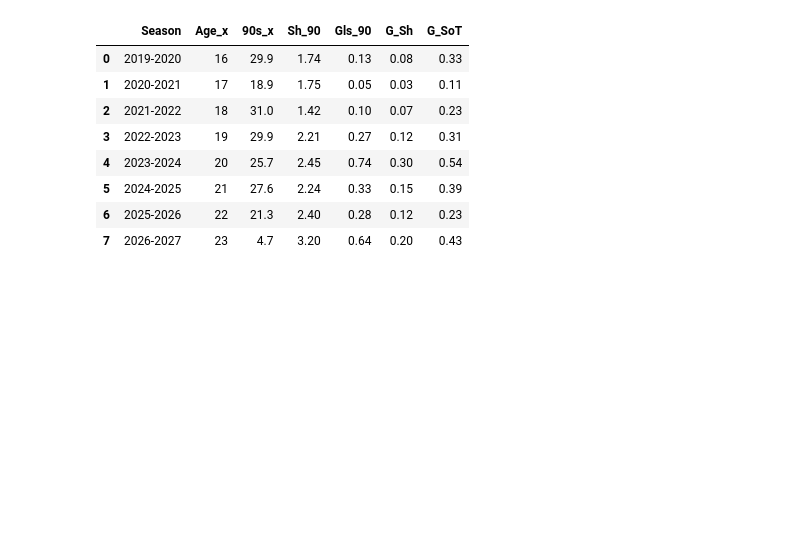
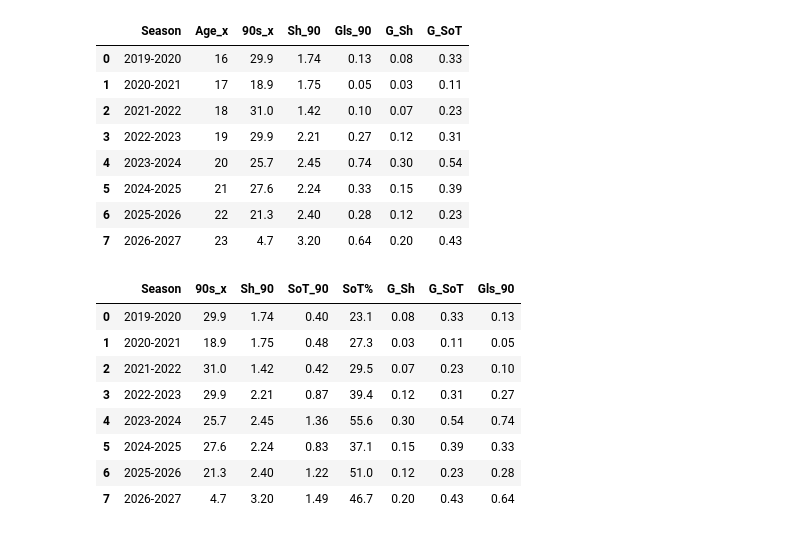
Before and after one commit to SalmaAllam8/football-data-visualization, a Jupyter notebook: Jude_Bellingham.ipynb, the cells around one changed output. Saved outputs shown, nothing was run; the diff lists cells and outputs as text; code cells hidden in the pictures; blank space fills up the shorter version.

Commit message:
shooting

```diff
--- a/Jude_Bellingham.ipynb
+++ b/Jude_Bellingham.ipynb
@@ -1390,3 +1390,27 @@ shooting_performance
 | 5 | 2024-2025 | 21 | 27.6 | 2.24 | 0.33 | 0.15 | 0.39 |
 | 6 | 2025-2026 | 22 | 21.3 | 2.40 | 0.28 | 0.12 | 0.23 |
 | 7 | 2026-2027 | 23 | 4.7 | 3.20 | 0.64 | 0.20 | 0.43 |
+# %%
+shooting_analysis = sh_90_gls_90[
+    [
+        "Season",
+        "90s_x",
+        "Sh_90",
+        "SoT_90",
+        "SoT%",
+        "G_Sh",
+        "G_SoT",
+        "Gls_90"
+    ]
+].drop_duplicates().sort_values("Season")
+shooting_analysis
+# %% [output]
+|  | Season | 90s_x | Sh_90 | SoT_90 | SoT% | G_Sh | G_SoT | Gls_90 |
+| 0 | 2019-2020 | 29.9 | 1.74 | 0.40 | 23.1 | 0.08 | 0.33 | 0.13 |
+| 1 | 2020-2021 | 18.9 | 1.75 | 0.48 | 27.3 | 0.03 | 0.11 | 0.05 |
+| 2 | 2021-2022 | 31.0 | 1.42 | 0.42 | 29.5 | 0.07 | 0.23 | 0.10 |
+| 3 | 2022-2023 | 29.9 | 2.21 | 0.87 | 39.4 | 0.12 | 0.31 | 0.27 |
+| 4 | 2023-2024 | 25.7 | 2.45 | 1.36 | 55.6 | 0.30 | 0.54 | 0.74 |
+| 5 | 2024-2025 | 27.6 | 2.24 | 0.83 | 37.1 | 0.15 | 0.39 | 0.33 |
+| 6 | 2025-2026 | 21.3 | 2.40 | 1.22 | 51.0 | 0.12 | 0.23 | 0.28 |
+| 7 | 2026-2027 | 4.7 | 3.20 | 1.49 | 46.7 | 0.20 | 0.43 | 0.64 |
```
